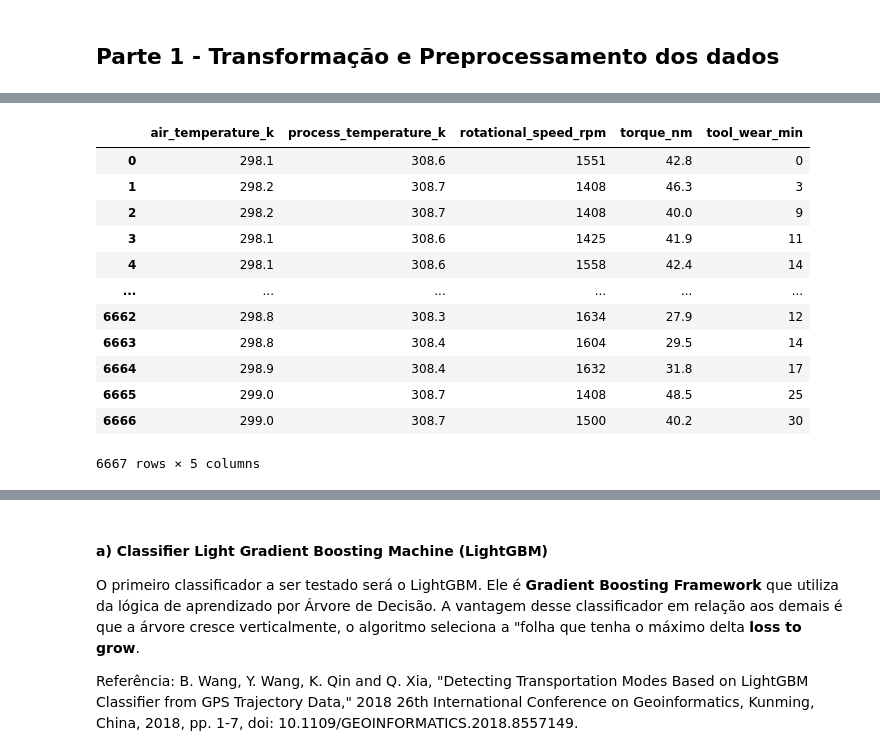
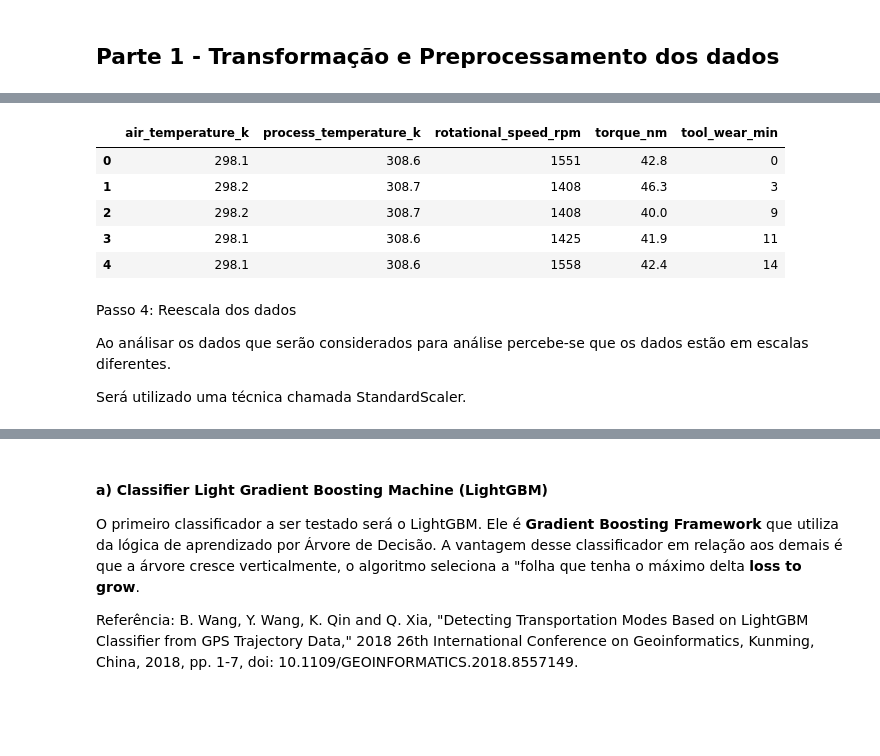
Before and after one commit to danielemontenegro/desafio_indicium_dani_montenegro, a Jupyter notebook: classifier.ipynb, the cells around one changed output, grey strips where cells are left out. Drawn from its saved outputs; the diff is of its cells as text; code cells hidden in the pictures; blank space fills up the shorter version.

```diff
--- a/classifier.ipynb
+++ b/classifier.ipynb
@@ -111,18 +133,17 @@ Name: failure_type, dtype: int64
 #retirando o y do conjunto de treino e as colunas que não seram utilizadas durante o processo de treinamento
 df_treino_tf.drop(["failure_type"], axis=1, inplace=True)
 # %%
-df_treino_tf
+df_treino_tf.head()
 # %% [output]
 |  | air_temperature_k | process_temperature_k | rotational_speed_rpm | torque_nm | tool_wear_min |
 | 0 | 298.1 | 308.6 | 1551 | 42.8 | 0 |
 | 1 | 298.2 | 308.7 | 1408 | 46.3 | 3 |
 | 2 | 298.2 | 308.7 | 1408 | 40.0 | 9 |
 | 3 | 298.1 | 308.6 | 1425 | 41.9 | 11 |
 | 4 | 298.1 | 308.6 | 1558 | 42.4 | 14 |
-| ... | ... | ... | ... | ... | ... |
-| 6662 | 298.8 | 308.3 | 1634 | 27.9 | 12 |
-| 6663 | 298.8 | 308.4 | 1604 | 29.5 | 14 |
-| 6664 | 298.9 | 308.4 | 1632 | 31.8 | 17 |
-| 6665 | 299.0 | 308.7 | 1408 | 48.5 | 25 |
-| 6666 | 299.0 | 308.7 | 1500 | 40.2 | 30 |
-6667 rows × 5 columns
+# %% [markdown]
+Passo 4: Reescala dos dados
+
+Ao análisar os dados que serão considerados para análise percebe-se que os dados estão em escalas diferentes.
+
+Será utilizado uma técnica chamada StandardScaler.
```
Also changed, not shown: parts of 27 cells of this notebook.
